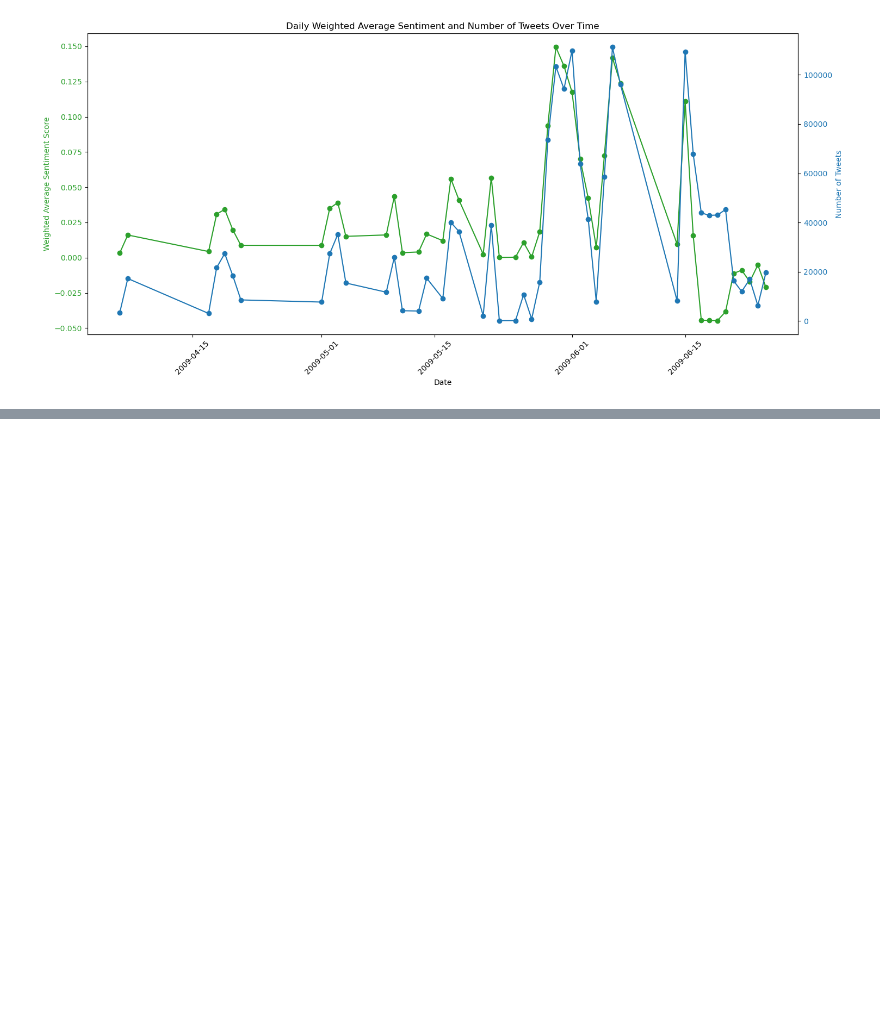
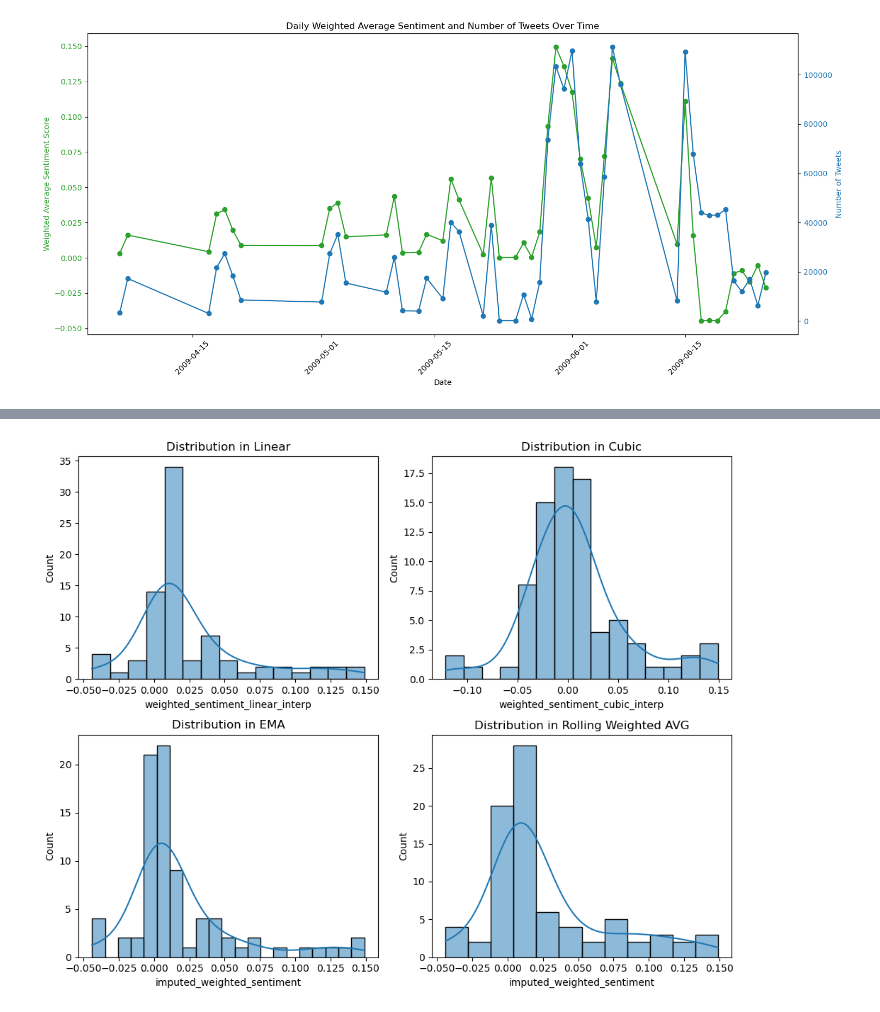
Before and after one commit to nozomu2020264/MSc-DA---CA2---2020264---10-11-23, a Jupyter notebook: CA2 - Nozomu Nakanishi.ipynb, the cells around one changed output, grey strips where cells are left out. Cells and saved outputs as stored; diff of their text form; code cells hidden in the pictures; blank space fills up the shorter version.

```diff
--- a/CA2 - Nozomu Nakanishi.ipynb
+++ b/CA2 - Nozomu Nakanishi.ipynb
@@ -1601,0 +1389,29 @@ Mean Absolute Error: 0.05186495768802986
+# %%
+import seaborn as sns
+
+plt.figure(figsize=(10, 8))  # Set the size of the overall figure
+
+# Plot for DataFrame 1
+plt.subplot(2, 2, 1)  # Row 1, Column 1
+sns.histplot(pandas_df['weighted_sentiment_linear_interp'], kde=True)
+plt.title('Distribution in Linear')
+
+# Plot for DataFrame 2
+plt.subplot(2, 2, 2)  # Row 1, Column 2
+sns.histplot(pandas_df1['weighted_sentiment_cubic_interp'], kde=True)
+plt.title('Distribution in Cubic')
+
+# Plot for DataFrame 3
+plt.subplot(2, 2, 3)  # Row 2, Column 1
+sns.histplot(pandas_df2['imputed_weighted_sentiment'], kde=True)
+plt.title('Distribution in EMA')
+
+# Plot for DataFrame 4
+plt.subplot(2, 2, 4)  # Row 2, Column 2
+sns.histplot(pandas_df3['imputed_weighted_sentiment'], kde=True)
+plt.title('Distribution in Rolling Weighted AVG')
+
+plt.tight_layout()  # Adjusts the subplots to fit into the figure area.
+plt.show()  # Display the plots
+# %% [output]
+[figure, added]
```
Also changed, not shown: parts of 140 cells of this notebook.
